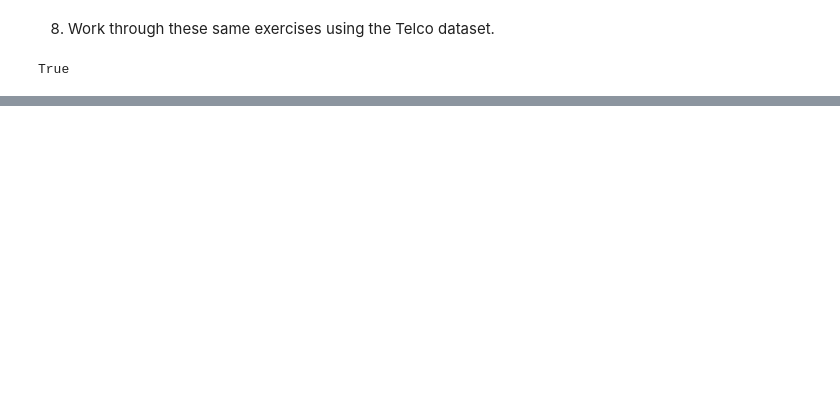
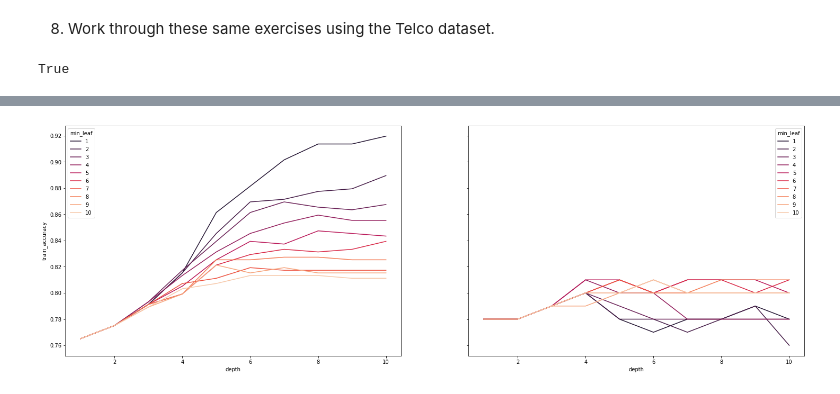
Before and after one commit to MrEnigmamgine/classification-exercises, a Jupyter notebook: model.ipynb, the cells around one changed output, grey strips where cells are left out. Saved outputs shown, nothing was run; the diff lists cells and outputs as text; code cells hidden in the pictures; blank space fills up the shorter version.

```diff
--- a/model.ipynb
+++ b/model.ipynb
@@ -301,0 +452,5 @@ True
+# %%
+import itertools
+depths = range(1,11)
+min_leafs = range(1,11)
+combos = list(itertools.product(depths, min_leafs))
@@ -301,0 +461,26 @@ True
+# %%
+
+metrics = []
+for depth, min_leaf in combos:
+    # Make the model and fit it on train data
+    rf = RandomForestClassifier(max_depth= depth,
+                                min_samples_leaf = min_leaf,
+                                random_state=123)
+    rf.fit(x_train, y_train)
+
+    #Predict on train data and score it
+    predictions = rf.predict(x_train)
+    actual = y_train
+    stats = {
+        'train_accuracy' : round(rf.score(x_train, y_train), 4),
+        'validate_accuracy' : round(rf.score(x_validate, y_validate), 4)
+    }
+    stats['combo'] = (depth, min_leaf)
+    stats['depth'] = depth
+    stats['min_leaf'] = min_leaf
+    metrics.append(stats)
+# %%
+
+df = pd.DataFrame(metrics)
+df['difference'] = df.train_accuracy - df.validate_accuracy
+df.head()
@@ -301,0 +501,8 @@ True
+# %%
+fig, (ax1,ax2) = plt.subplots(1,2, figsize=(25,8), sharey=True)
+sns.lineplot(x=df.depth, y=df.train_accuracy, hue=df.min_leaf, ax=ax1, palette=palette)
+sns.lineplot(x=df.depth, y=df.validate_accuracy, hue=df.min_leaf, ax=ax2, palette=palette)
+
+plt.show()
+# %% [output]
+[figure, added]
```
Also changed, not shown: parts of 29 cells of this notebook.
